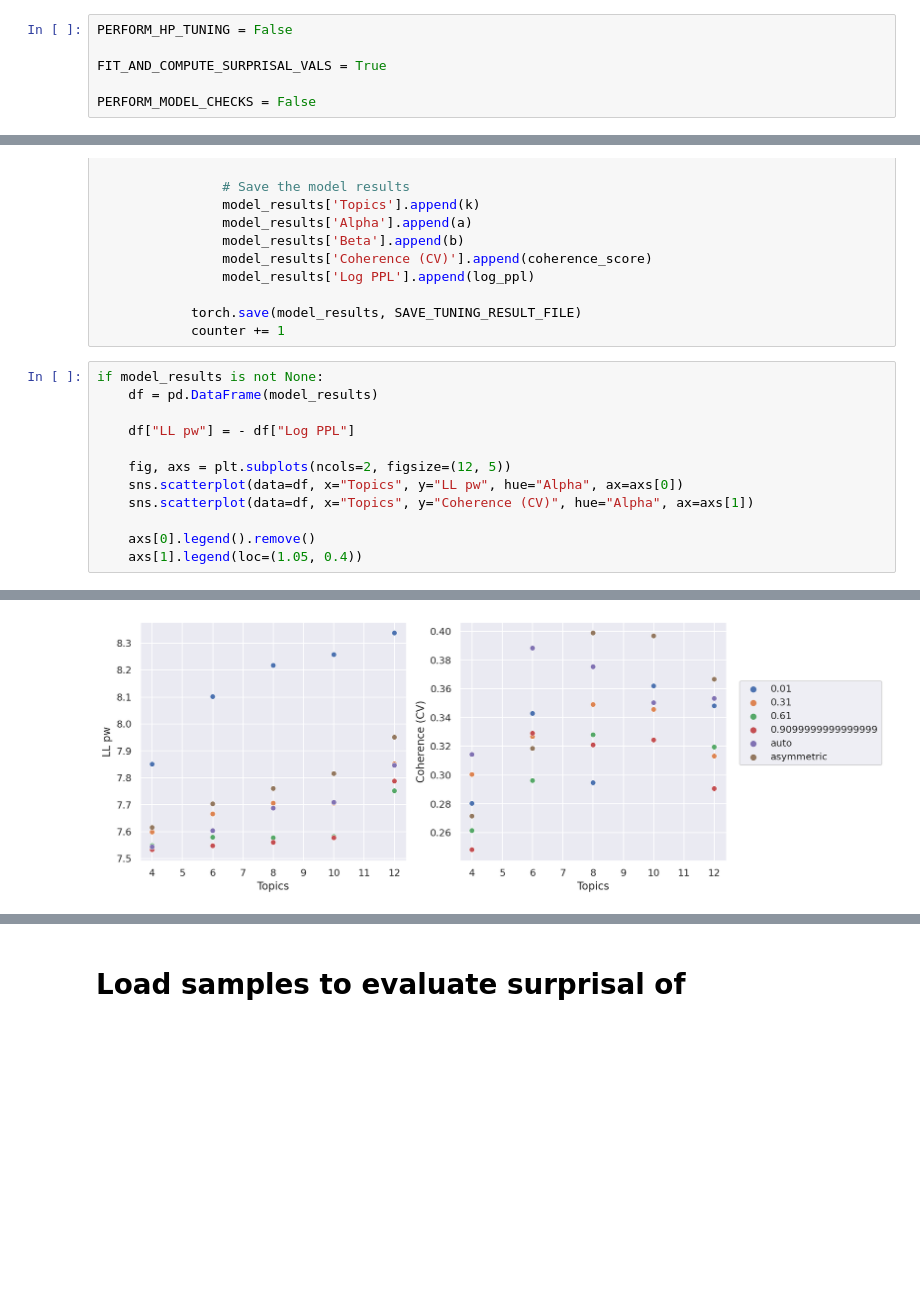
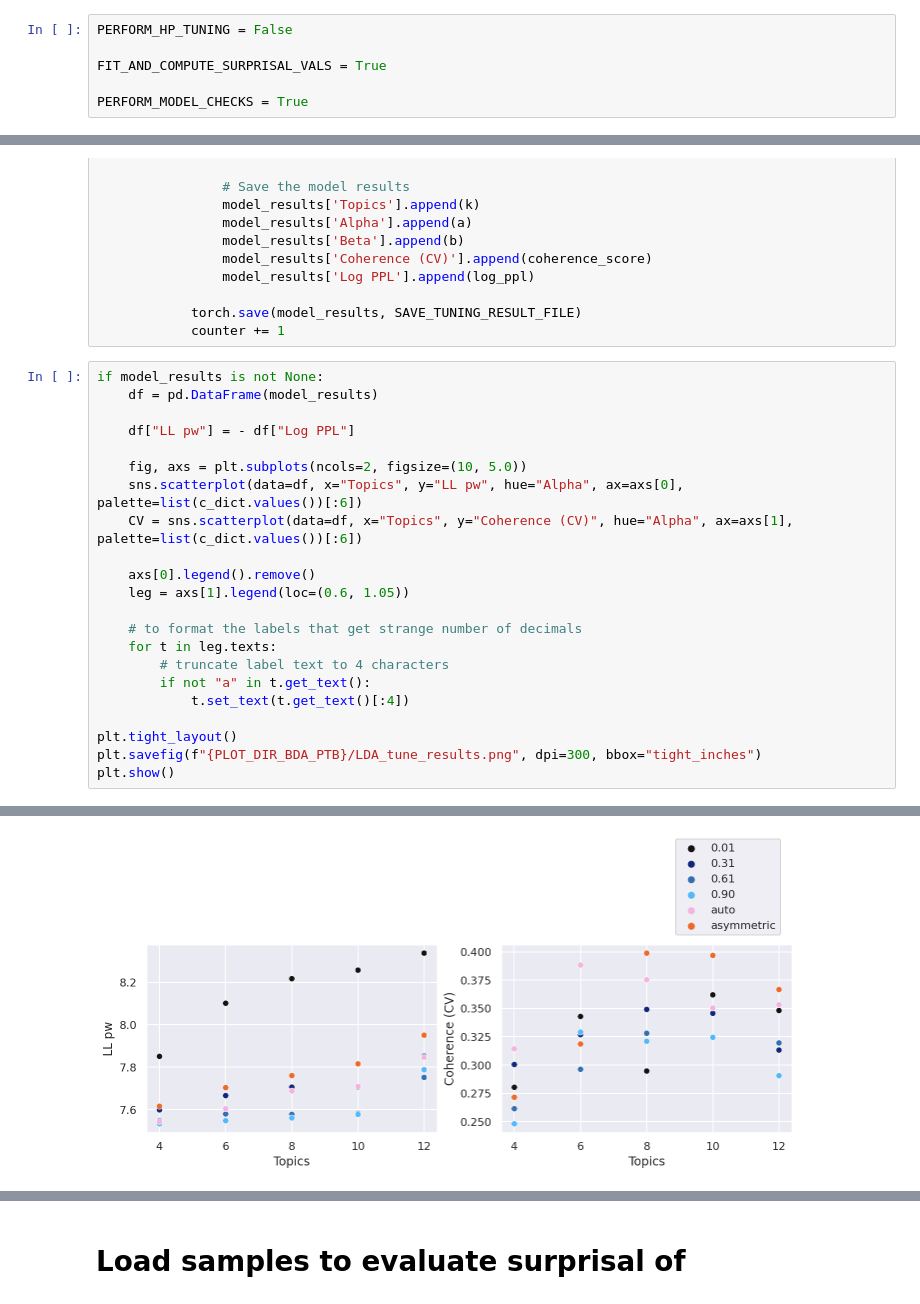
Before and after one commit to ClaartjeBarkhof/bayesian-statistical-criticism-vae, a Jupyter notebook: analysis/data_space/PTB_topics.ipynb, the cells around one changed output, grey strips where cells are left out. Cells and saved outputs as stored; diff of their text form; blank space fills up the shorter version.

```diff
--- a/analysis/data_space/PTB_topics.ipynb
+++ b/analysis/data_space/PTB_topics.ipynb
@@ -47,7 +54,7 @@ PERFORM_HP_TUNING = False
 
 FIT_AND_COMPUTE_SURPRISAL_VALS = True
 
-PERFORM_MODEL_CHECKS = False
+PERFORM_MODEL_CHECKS = True
 # %% [markdown]
 # Load overview of relevant PTB runs
 # %%
@@ -153,10 +173,20 @@ if model_results is not None:
 
     df["LL pw"] = - df["Log PPL"]
 
-    fig, axs = plt.subplots(ncols=2, figsize=(12, 5))
-    sns.scatterplot(data=df, x="Topics", y="LL pw", hue="Alpha", ax=axs[0])
-    sns.scatterplot(data=df, x="Topics", y="Coherence (CV)", hue="Alpha", ax=axs[1])
+    fig, axs = plt.subplots(ncols=2, figsize=(10, 5.0))
+    sns.scatterplot(data=df, x="Topics", y="LL pw", hue="Alpha", ax=axs[0], palette=list(c_dict.values())[:6])
+    CV = sns.scatterplot(data=df, x="Topics", y="Coherence (CV)", hue="Alpha", ax=axs[1], palette=list(c_dict.values())[:6])
 
     axs[0].legend().remove()
-    axs[1].legend(loc=(1.05, 0.4))
+    leg = axs[1].legend(loc=(0.6, 1.05))
+
+    # to format the labels that get strange number of decimals
+    for t in leg.texts:
+        # truncate label text to 4 characters
+        if not "a" in t.get_text():
+            t.set_text(t.get_text()[:4])
+
+plt.tight_layout()
+plt.savefig(f"{PLOT_DIR_BDA_PTB}/LDA_tune_results.png", dpi=300, bbox="tight_inches")
+plt.show()
 # %% [output]
@@ -165,4 +195,4 @@ I0210 16:59:25.001270 22707470126848 utils.py:157] NumExpr defaulting to 8 threa
-[figure, old version]
+[figure, new version]
 # %%
 if FIT_AND_COMPUTE_SURPRISAL_VALS:
     # Read of grid search
```
Also changed, not shown: parts of 8 cells of this notebook, 16 other files.
